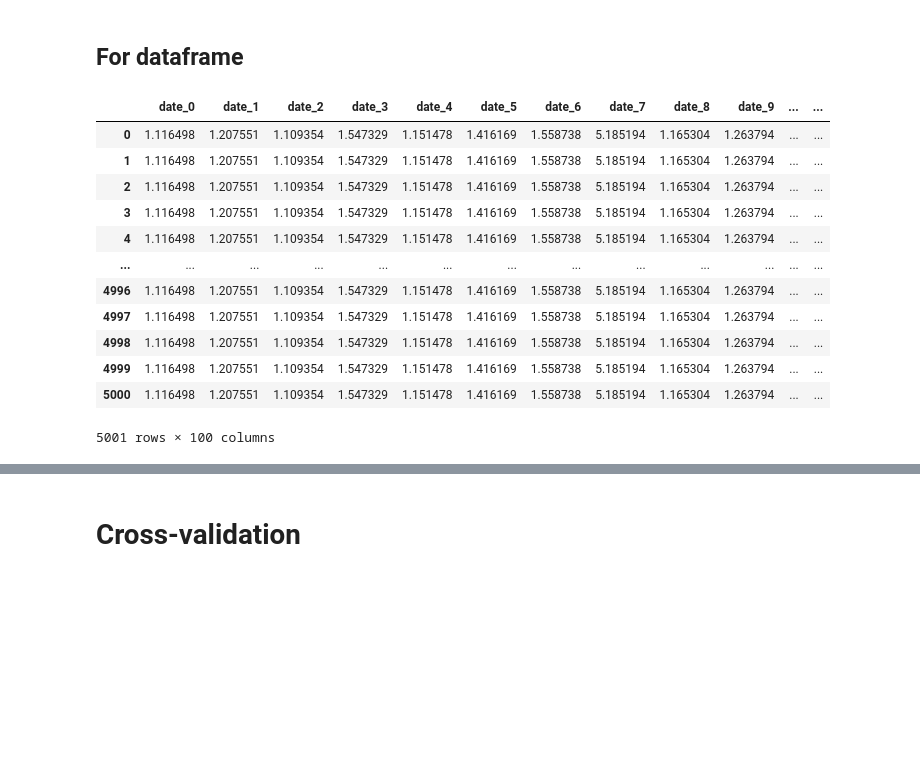
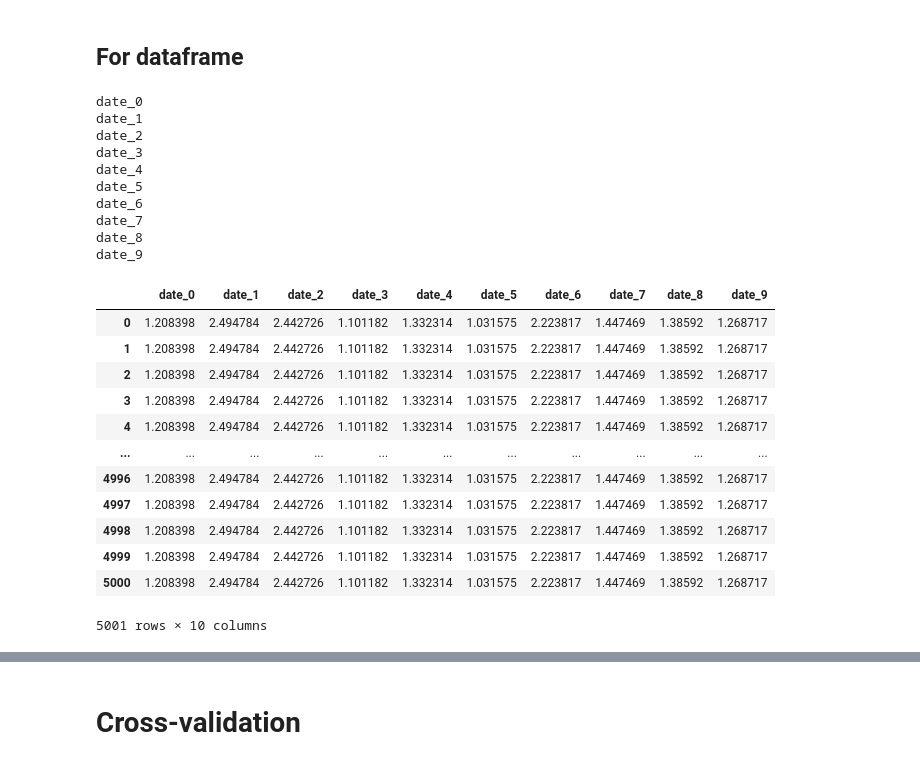
Before and after one commit to matheus-vizzotto/densities4risk, a Jupyter notebook: notebooks/development/bandwidth_selection.ipynb, the cells around one changed output, grey strips where cells are left out. Cells and saved outputs as stored; diff of their text form; code cells hidden in the pictures; blank space fills up the shorter version.

Commit message:
adjust more code for bandwidth

```diff
--- a/notebooks/development/bandwidth_selection.ipynb
+++ b/notebooks/development/bandwidth_selection.ipynb
@@ -196,11 +202,11 @@ def get_rot_bandwidth_ck():
 # %%
-def _gaussian_kernel(self, u):
+def _gaussian_kernel(u):
     """
     Gaussian kernel.
     """
     return norm.pdf(u)
 
-def _t_student_kernel(self, u, df):
+def _t_student_kernel(u, df):
     """
     Student-t kernel.
 
@@ -211,7 +217,7 @@ def _t_student_kernel(self, u, df):
     """
     return t.pdf(u, df=df)
 
-def _epanechnikov_kernel(self, u):
+def _epanechnikov_kernel(u):
     """
     Epanechnikov kernel.
     """
@@ -256,7 +262,7 @@ def _optimize_sklearn(X, bandwidths, cv, kernel):
     grid.fit(X.reshape(-1, 1))
     return grid.best_params_["bandwidth"]
 
-def _optimize_t_student(X, bandwidths, cv, df=3):
+def _optimize_t_student(X, bandwidths, cv, df):
     """Internal helper for manual Student-t LCV."""
     max_log_lik = -np.inf
     best_h = bandwidths[0]
@@ -286,10 +292,14 @@ def _optimize_t_student(X, bandwidths, cv, df=3):
 class BandwidthSelector:
     def __init__(
             self,
-            X: pd.Series
+            X: pd.Series,
+            kernel: str = "gaussian",
+            **kwargs
         ):
         self.X = X
+        self.kernel = kernel
         self.n = X.shape[0]
+        self.kwargs = kwargs
 
     def rot_constants(self) -> List[tuple]:
         rot_elements = get_rot_bandwidth_ck()
@@ -303,10 +313,10 @@ class BandwidthSelector:
 
     def rot(
             self,
-            kernel:       str = "gaussian",
             rule:         str = "silverman",
             sigma_robust: bool = False,
-            return_list:  bool = True
+            return_list:  bool = True,
+            kernel:       str = None
         ) -> Union[float, np.array]:
         """
             Compute the Rule of Thumb (ROT) bandwidth for Kernel Density Estimation.
@@ -352,6 +362,8 @@ class BandwidthSelector:
             Silverman, B. W. (1986). Density Estimation for Statistics and Data Analysis.
             Scott, D. W. (1992). Multivariate Density Estimation.
         """
+        if kernel is None:
+            kernel = self.kernel
         c_k = get_rot_bandwidth_ck()[kernel][rule]
 
         standard_deviation = np.std(self.X, axis=0)
@@ -368,7 +380,7 @@ class BandwidthSelector:
 
     def adaptive_bandwidth(
             self,
-            h: int,
+            h: Union[str,float] = "silverman",
             alpha=0.5
         ) -> np.array:
         """
@@ -416,7 +428,10 @@ class BandwidthSelector:
         square root law. Annals of Statistics, 10(4), 1217-1223.
         """
 
-        f_pilot = _pilot_density(self.X, h)
+        if isinstance(h, str):
+            h = self.rot(kernel="gaussian", rule="silverman", return_list=False)
+
+        f_pilot = _pilot_density(self.X, h=h, kernel=self.kernel, **self.kwargs)
 
         # Numerical safety
         eps = np.finfo(float).eps
@@ -719,21 +758,31 @@ def df_bandwidth_selector(
 # %%
-n_cols = 100
+n_cols = 10
 X = pd.DataFrame(np.random.standard_t(size=[5001, n_cols], df=2), columns=[f"date_{t}" for t in range(n_cols)])
 bw_from_df = BandwidthSelector(X.iloc[:,0])
 
-df_bandwidth_selector(X, method="rot", kernel="epanechnikov", rule="silverman")
+df_bandwidth_selector(X, kernel="epanechnikov", method="rot", rule="silverman")
 # %% [output]
+date_0
+date_1
+date_2
+date_3
+date_4
+date_5
+date_6
+date_7
+date_8
+date_9
-|  | date_0 | date_1 | date_2 | date_3 | date_4 | date_5 | date_6 | date_7 | date_8 | date_9 | ... | ... |
-| 0 | 1.116498 | 1.207551 | 1.109354 | 1.547329 | 1.151478 | 1.416169 | 1.558738 | 5.185194 | 1.165304 | 1.263794 | ... | ... |
-| 1 | 1.116498 | 1.207551 | 1.109354 | 1.547329 | 1.151478 | 1.416169 | 1.558738 | 5.185194 | 1.165304 | 1.263794 | ... | ... |
-| 2 | 1.116498 | 1.207551 | 1.109354 | 1.547329 | 1.151478 | 1.416169 | 1.558738 | 5.185194 | 1.165304 | 1.263794 | ... | ... |
-| 3 | 1.116498 | 1.207551 | 1.109354 | 1.547329 | 1.151478 | 1.416169 | 1.558738 | 5.185194 | 1.165304 | 1.263794 | ... | ... |
-| 4 | 1.116498 | 1.207551 | 1.109354 | 1.547329 | 1.151478 | 1.416169 | 1.558738 | 5.185194 | 1.165304 | 1.263794 | ... | ... |
-| ... | ... | ... | ... | ... | ... | ... | ... | ... | ... | ... | ... | ... |
-| 4996 | 1.116498 | 1.207551 | 1.109354 | 1.547329 | 1.151478 | 1.416169 | 1.558738 | 5.185194 | 1.165304 | 1.263794 | ... | ... |
-| 4997 | 1.116498 | 1.207551 | 1.109354 | 1.547329 | 1.151478 | 1.416169 | 1.558738 | 5.185194 | 1.165304 | 1.263794 | ... | ... |
-| 4998 | 1.116498 | 1.207551 | 1.109354 | 1.547329 | 1.151478 | 1.416169 | 1.558738 | 5.185194 | 1.165304 | 1.263794 | ... | ... |
-| 4999 | 1.116498 | 1.207551 | 1.109354 | 1.547329 | 1.151478 | 1.416169 | 1.558738 | 5.185194 | 1.165304 | 1.263794 | ... | ... |
-| 5000 | 1.116498 | 1.207551 | 1.109354 | 1.547329 | 1.151478 | 1.416169 | 1.558738 | 5.185194 | 1.165304 | 1.263794 | ... | ... |
+|  | date_0 | date_1 | date_2 | date_3 | date_4 | date_5 | date_6 | date_7 | date_8 | date_9 |
+| 0 | 1.208398 | 2.494784 | 2.442726 | 1.101182 | 1.332314 | 1.031575 | 2.223817 | 1.447469 | 1.38592 | 1.268717 |
+| 1 | 1.208398 | 2.494784 | 2.442726 | 1.101182 | 1.332314 | 1.031575 | 2.223817 | 1.447469 | 1.38592 | 1.268717 |
+| 2 | 1.208398 | 2.494784 | 2.442726 | 1.101182 | 1.332314 | 1.031575 | 2.223817 | 1.447469 | 1.38592 | 1.268717 |
+| 3 | 1.208398 | 2.494784 | 2.442726 | 1.101182 | 1.332314 | 1.031575 | 2.223817 | 1.447469 | 1.38592 | 1.268717 |
+| 4 | 1.208398 | 2.494784 | 2.442726 | 1.101182 | 1.332314 | 1.031575 | 2.223817 | 1.447469 | 1.38592 | 1.268717 |
+| ... | ... | ... | ... | ... | ... | ... | ... | ... | ... | ... |
+| 4996 | 1.208398 | 2.494784 | 2.442726 | 1.101182 | 1.332314 | 1.031575 | 2.223817 | 1.447469 | 1.38592 | 1.268717 |
+| 4997 | 1.208398 | 2.494784 | 2.442726 | 1.101182 | 1.332314 | 1.031575 | 2.223817 | 1.447469 | 1.38592 | 1.268717 |
+| 4998 | 1.208398 | 2.494784 | 2.442726 | 1.101182 | 1.332314 | 1.031575 | 2.223817 | 1.447469 | 1.38592 | 1.268717 |
+| 4999 | 1.208398 | 2.494784 | 2.442726 | 1.101182 | 1.332314 | 1.031575 | 2.223817 | 1.447469 | 1.38592 | 1.268717 |
+| 5000 | 1.208398 | 2.494784 | 2.442726 | 1.101182 | 1.332314 | 1.031575 | 2.223817 | 1.447469 | 1.38592 | 1.268717 |
-5001 rows × 100 columns
+5001 rows × 10 columns
 # %%
```
Also changed, not shown: parts of 14 cells of this notebook.
